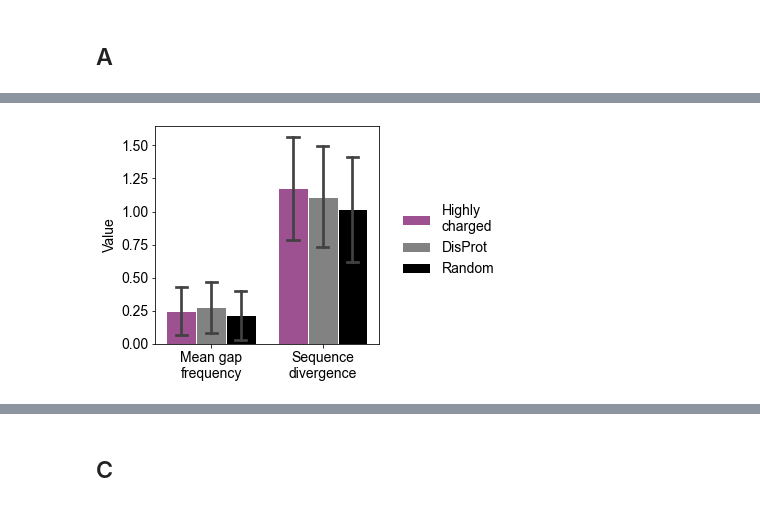
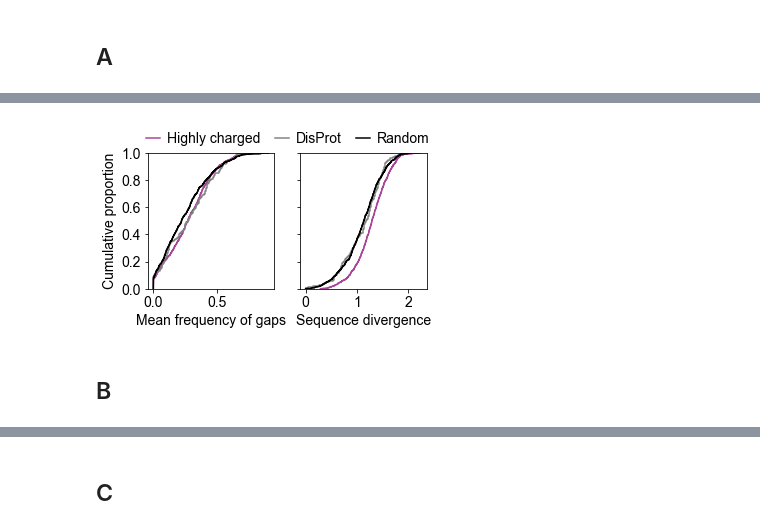
Before and after one commit to rosalindpan/hcrpaper, a Jupyter notebook: figures/Figure5.ipynb, the cells around one changed output, grey strips where cells are left out. Cells and saved outputs as stored; diff of their text form; code cells hidden in the pictures.

```diff
--- a/figures/Figure5.ipynb
+++ b/figures/Figure5.ipynb
@@ -50,9 +51,9 @@ def comp_to_dict(c):
 # %% [markdown]
 ## A
 # %%
-df = pd.read_csv('../../data/aln_quality/aln_quality_hits.csv')
-df_random = pd.read_csv('../../data/aln_quality/aln_quality_random.csv')
-df_disprot = pd.read_csv('../../data/aln_quality/aln_quality_disprot.csv')
+df = pd.read_csv('../data/aln_quality/aln_quality_hits.csv')
+df_random = pd.read_csv('../data/aln_quality/aln_quality_random.csv')
+df_disprot = pd.read_csv('../data/aln_quality/aln_quality_disprot.csv')
 # %%
 hits_aq = np.asarray(df['gappiness'].tolist())
 idr_aq = np.asarray(df_disprot['gappiness'].tolist())
@@ -101,15 +67,30 @@ df
-# %%
-fig, axes = plt.subplots(figsize=(4, 4))
-
-sns.barplot(data=df, x='metric', y='value', ci='sd', hue='region_type',
-            palette=[cscheme['cr'], cscheme['dis'], cscheme['null']],
-            edgecolor="white", capsize=0.1)
-plt.legend(title=None, ncol=1, bbox_to_anchor=(1.05, 0.7), frameon=False,
-           columnspacing=1.5)
-plt.xlabel('')
-plt.ylabel('Value')
-
-plt.savefig('./plots/Figure4A.png', dpi=300, bbox_inches='tight')
-plt.show()
-# %% [output]
-[figure, removed]
+# %%
+fig, axes = plt.subplots(1, 2, sharey=True, figsize=(5,2.5))
+ax1, ax2 = axes[0], axes[1]
+
+sns.ecdfplot(hits_aq, color=cscheme['cr'],
+             label='Highly charged', ax=ax1)
+sns.ecdfplot(idr_aq, color=cscheme['dis'],
+             label='DisProt', ax=ax1)
+sns.ecdfplot(rand_aq, color=cscheme['null'],
+             label='Random', ax=ax1)
+ax1.set_xlabel('Mean frequency of gaps')
+ax1.set_ylabel('Cumulative proportion')
+ax1.set_yticks(np.arange(0, 1.1, 0.2))
+
+sns.ecdfplot(hits_sd, color=cscheme['cr'],
+             label='Highly charged', ax=ax2)
+sns.ecdfplot(idr_sd, color=cscheme['dis'],
+             label='DisProt', ax=ax2)
+sns.ecdfplot(rand_sd, color=cscheme['null'],
+             label='Random', ax=ax2)
+ax2.set_xlabel('Sequence divergence')
+
+ax1.legend(ncol=3, frameon=False, handletextpad=0.5, handlelength=1, columnspacing=1,
+           bbox_to_anchor=(2.32, 1.25))
+plt.savefig('./plots/Figure4A.png', dpi=300, bbox_inches='tight')
+plt.show()
+# %% [output]
+[figure, added]
+# %% [markdown]
+## B
```
Also changed, not shown: parts of 44 cells of this notebook, 15 other files.
